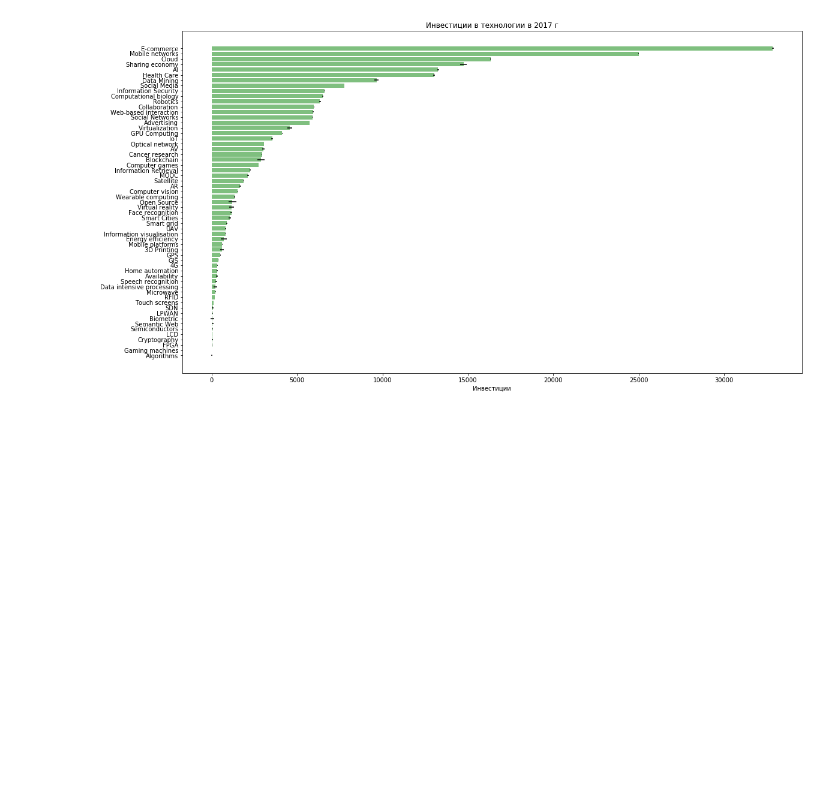
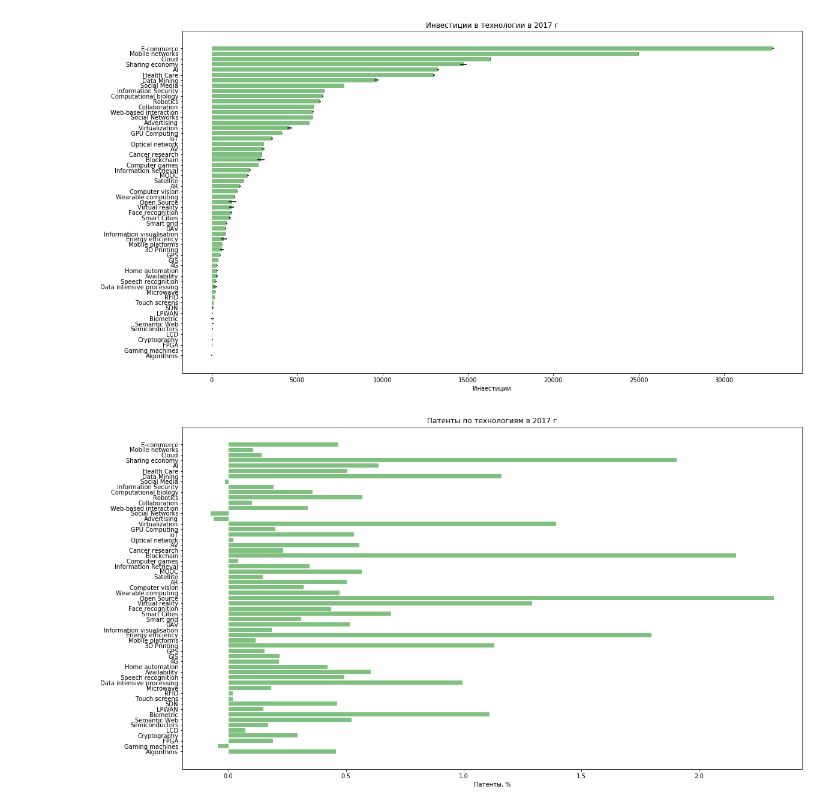
Before and after one commit to completebasis/Chart-RST, a Jupyter notebook: Chart RST.ipynb, the cells around one changed output. Drawn from its saved outputs; the diff is of its cells as text; code cells hidden in the pictures; blank space fills up the shorter version.

```diff
--- a/Chart RST.ipynb
+++ b/Chart RST.ipynb
@@ -82,3 +82,21 @@ ax.set_title('Инвестиции в технологии в 2017 г')
 plt.show()
 # %% [output]
 [figure]
+# %%
+
+fig, ax = plt.subplots()
+fig.set_size_inches(18.5, 10.5)
+
+y_pos = np.arange(len(t))
+
+ax.barh(y_pos, x, align='center',
+        color='green', ecolor='black', alpha=0.5)
+ax.set_yticks(y_pos)
+ax.set_yticklabels(t)
+ax.invert_yaxis()  # labels read top-to-bottom
+ax.set_xlabel('Патенты, %')
+ax.set_title('Патенты по технологиям в 2017 г')
+
+plt.show()
+# %% [output]
+[figure, added]
```
Also changed, not shown: parts of 1 cell of this notebook.
